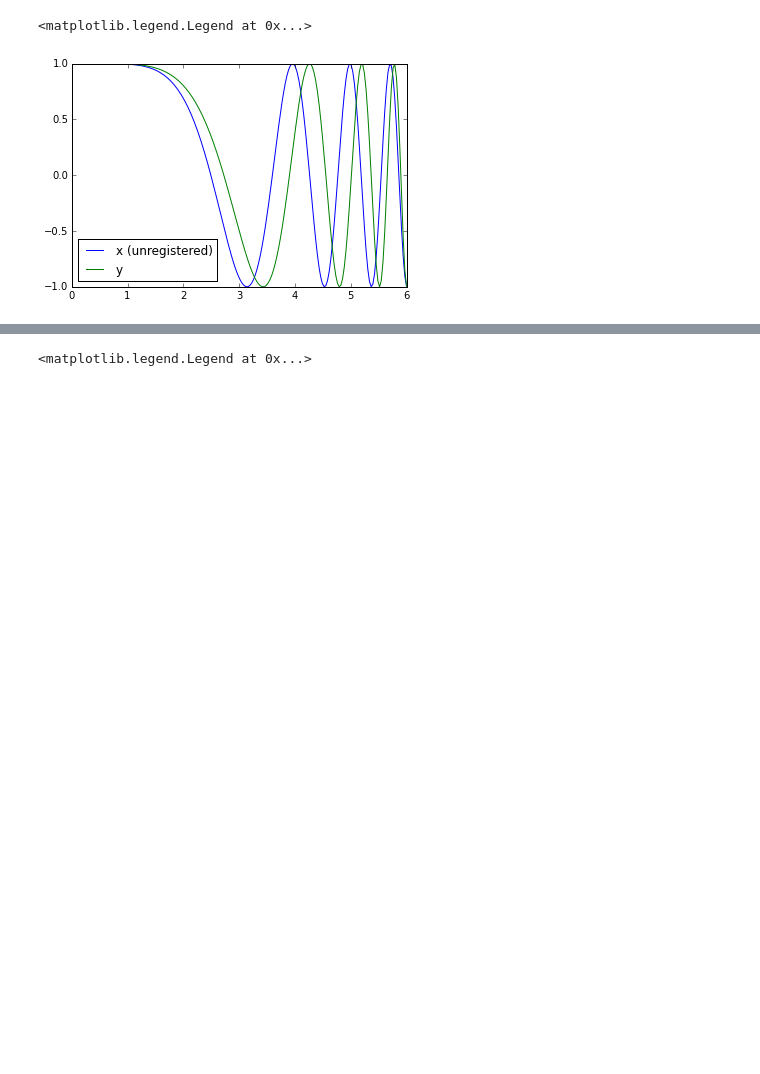
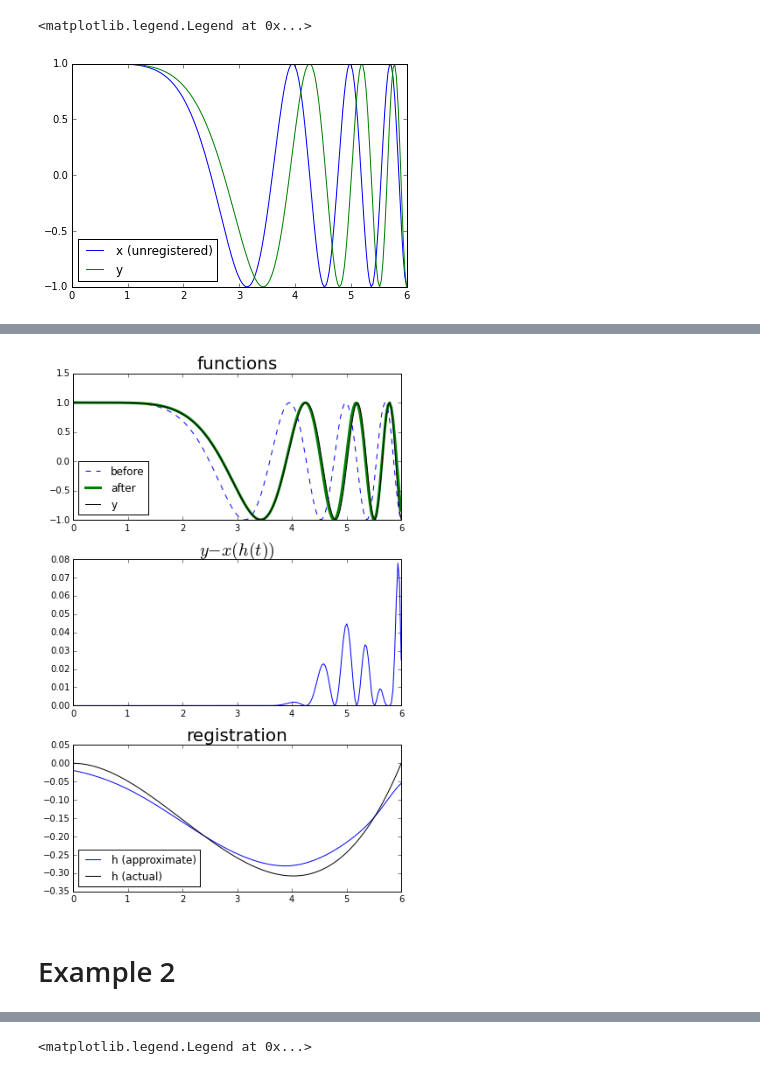
Before and after one commit to ptonner/pyFDA, a Jupyter notebook: examples/registrationByLocalRegression.ipynb, the cells around one changed output, grey strips where cells are left out. Saved outputs shown, nothing was run; the diff lists cells and outputs as text; code cells hidden in the pictures; blank space fills up the shorter version.

```diff
--- a/examples/registrationByLocalRegression.ipynb
+++ b/examples/registrationByLocalRegression.ipynb
@@ -286,3 +73,28 @@ plt.plot(lr.error)
+# %%
+plt.figure(figsize=(6,9))
+
+plt.subplot(311)
+plt.title("functions",fontsize=20)
+plt.plot(t,lr.xhats[0](t),'b--',label='before');
+plt.plot(t,lr.xhats[-1](t),'g',label='after',linewidth=3);
+plt.plot(t,y,'k',linewidth=1,label='y');
+plt.legend(loc="best")
+
+plt.subplot(312)
+plt.title("$y - x(h(t))$",fontsize=20)
+plt.plot(t,(lr.xspline(t)-y)**2);
+
+plt.subplot(313)
+plt.title("registration",fontsize=20)
+plt.plot(t,lr.h()(t)-t,label="h (approximate)")
+plt.plot(t,h-t,'k',label="h (actual)")
+plt.legend(loc="best")
+
+plt.tight_layout()
+# %% [output]
+[figure, added]
+# %% [markdown]
+# Example 2
 # %%
 n = 200
 t = np.linspace(0,6,n)
```
Also changed, not shown: parts of 70 cells of this notebook.
